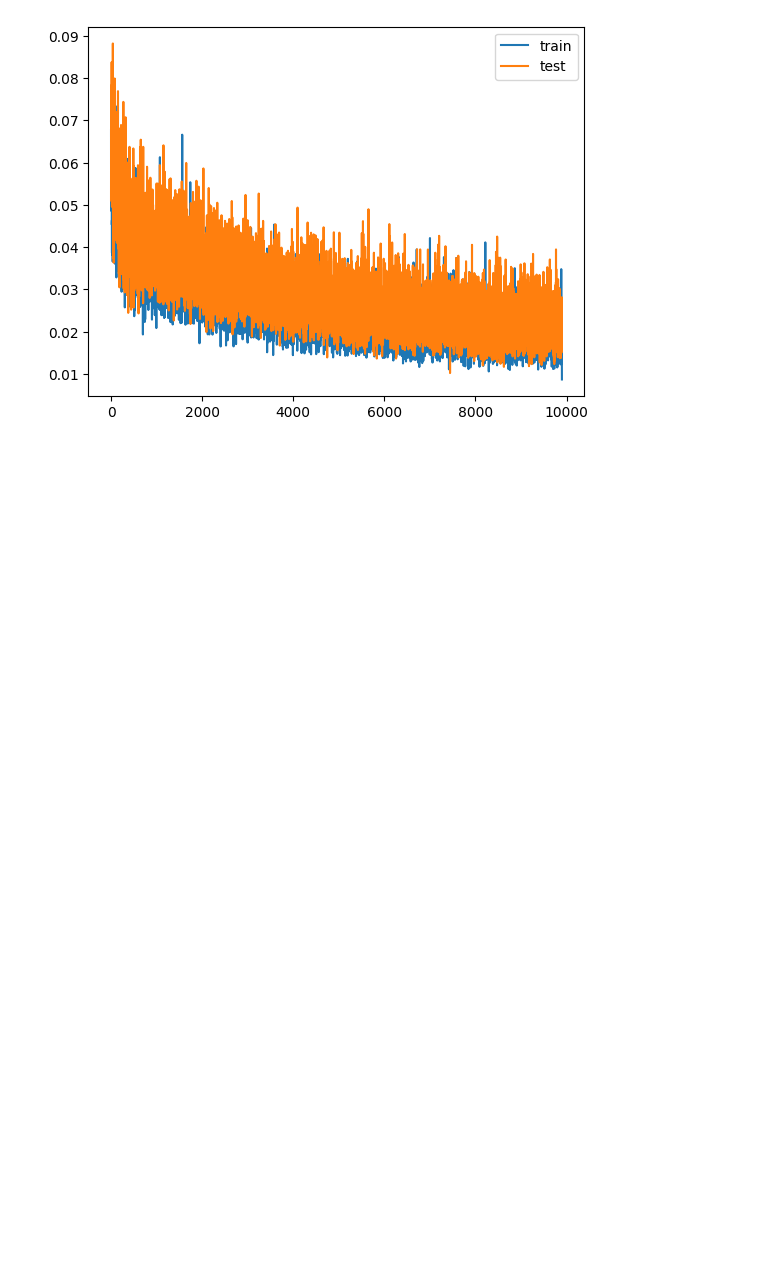
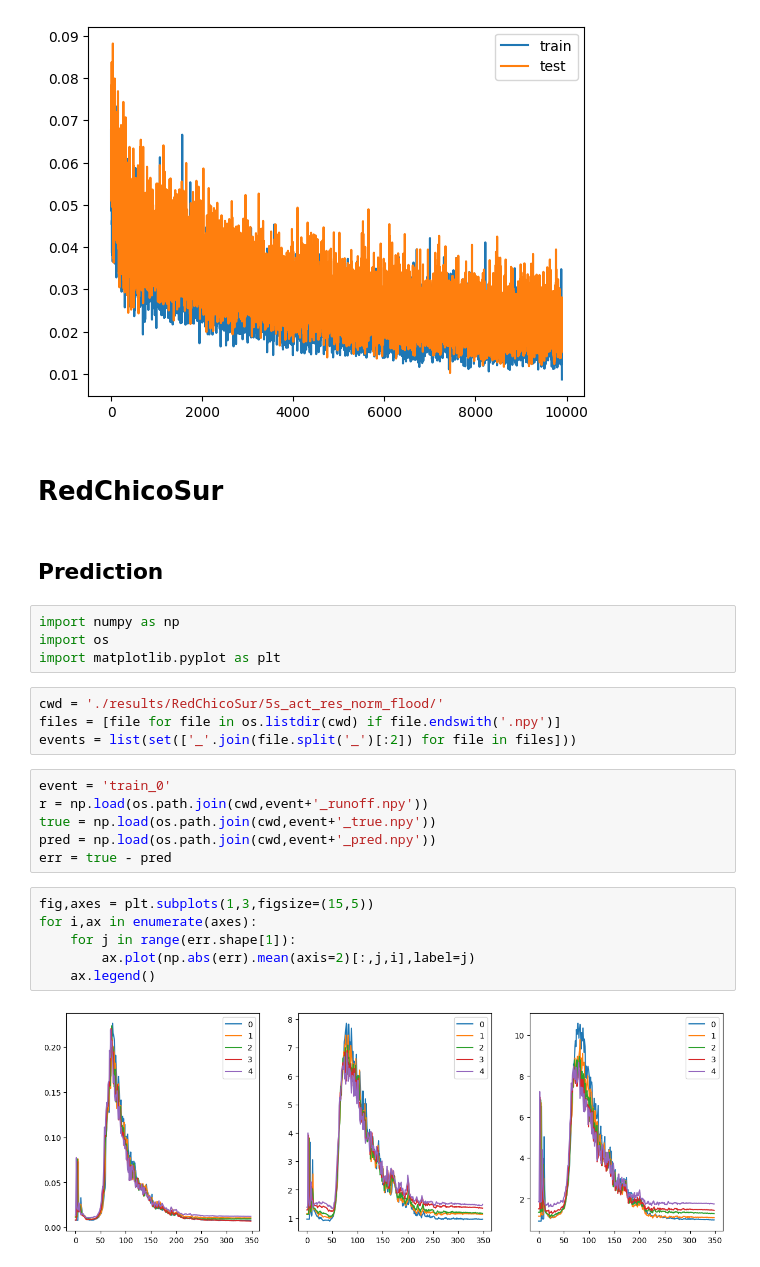
Before and after one commit to Zhiyu014/GNN-UDS, a Jupyter notebook: surrogate/test.ipynb, the cells around one changed output. Drawn from its saved outputs; the diff is of its cells as text; blank space fills up the shorter version.

```diff
--- a/surrogate/test.ipynb
+++ b/surrogate/test.ipynb
@@ -176,3 +178,29 @@ plt.legend()
 # %% [output]
 <matplotlib.legend.Legend at 0x...>
 [figure]
+# %% [markdown]
+# RedChicoSur
+# %% [markdown]
+## Prediction
+# %%
+import numpy as np
+import os
+import matplotlib.pyplot as plt
+# %%
+cwd = './results/RedChicoSur/5s_act_res_norm_flood/'
+files = [file for file in os.listdir(cwd) if file.endswith('.npy')]
+events = list(set(['_'.join(file.split('_')[:2]) for file in files]))
+# %%
+event = 'train_0'
+r = np.load(os.path.join(cwd,event+'_runoff.npy'))
+true = np.load(os.path.join(cwd,event+'_true.npy'))
+pred = np.load(os.path.join(cwd,event+'_pred.npy'))
+err = true - pred
+# %%
+fig,axes = plt.subplots(1,3,figsize=(15,5))
+for i,ax in enumerate(axes):
+    for j in range(err.shape[1]):
+        ax.plot(np.abs(err).mean(axis=2)[:,j,i],label=j)
+    ax.legend()
+# %% [output]
+[figure, added]
```
Also changed, not shown: parts of 22 cells of this notebook, 46 other files.
